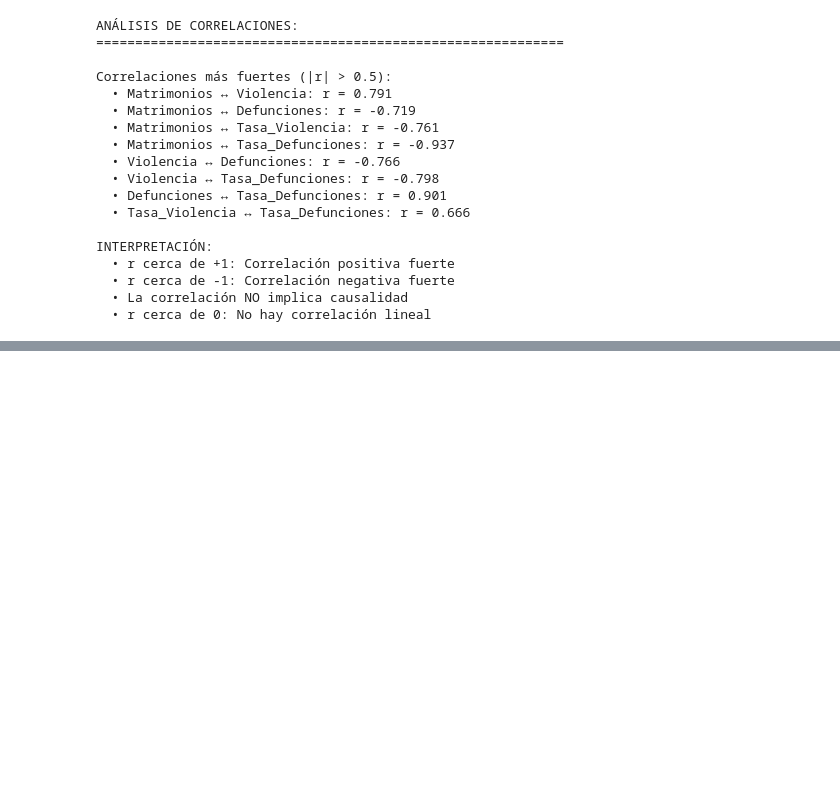
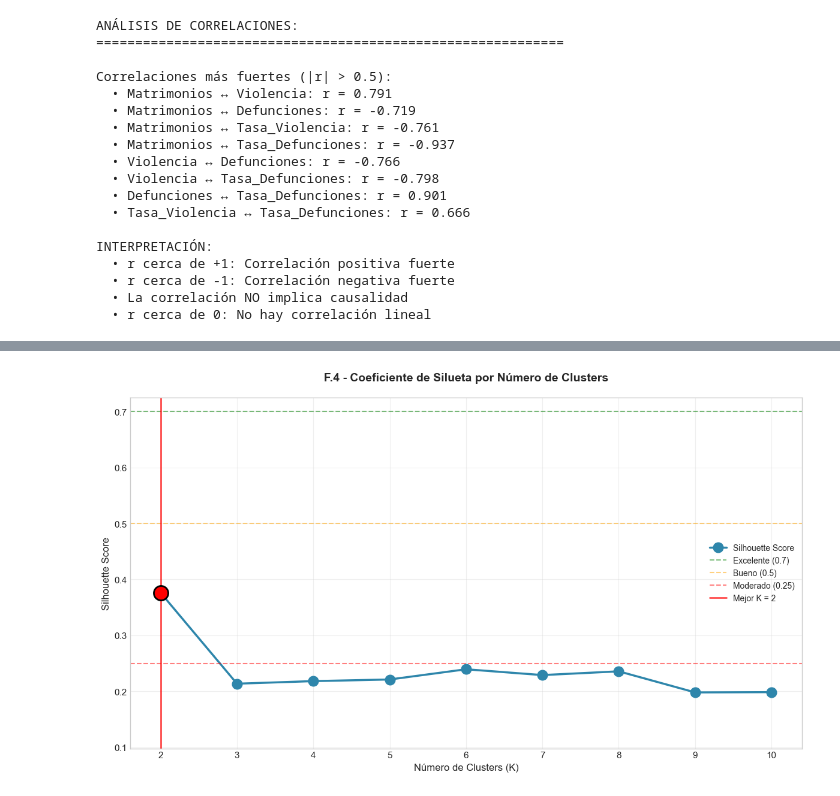
Before and after one commit to FerAHMz/proy1-md, a Jupyter notebook: caso_base.ipynb, the cells around one changed output, grey strips where cells are left out. Saved outputs shown, nothing was run; the diff lists cells and outputs as text; code cells hidden in the pictures; blank space fills up the shorter version.

```diff
--- a/caso_base.ipynb
+++ b/caso_base.ipynb
@@ -2621,0 +3103,91 @@ riguroso y objetivo.
+# %%
+print("="*80)
+print("F.4 - COEFICIENTE DE SILUETA Y VALIDACION")
+print("="*80)
+
+# Calcular Coeficiente de Silueta para diferentes K
+silhouette_scores = []
+
+print("\nCalculando Coeficiente de Silueta para cada K...")
+print(f"{'='*60}")
+
+for k in rango_k:
+    kmeans = KMeans(n_clusters=k, random_state=42, n_init=20, max_iter=300)
+    labels = kmeans.fit_predict(datos_normalizados)
+
+    silhouette = silhouette_score(datos_normalizados, labels)
+    silhouette_scores.append(silhouette)
+
+    # Interpretación del score
+    if silhouette > 0.7:
+        calidad_txt = "EXCELENTE"
+    elif silhouette > 0.5:
+        calidad_txt = "BUENA"
+    elif silhouette > 0.25:
+        calidad_txt = "MODERADA"
+    else:
+        calidad_txt = "BAJA"
+
+    print(f"  K={k:2d}: Silhouette = {silhouette:.4f}  [{calidad_txt}]")
+
+# Identificar mejor K según Silhouette
+mejor_k_silhouette = list(rango_k)[np.argmax(silhouette_scores)]
+mejor_score = max(silhouette_scores)
+
+print(f"\n{'='*60}")
+print(f"MEJOR K SEGUN SILHOUETTE SCORE:")
+print(f"{'='*60}")
+print(f"  K óptimo = {mejor_k_silhouette}")
+print(f"  Silhouette Score = {mejor_score:.4f}")
+
+# Interpretación del score
+if mejor_score > 0.7:
+    calidad = "EXCELENTE - Clusters muy bien definidos y separados"
+elif mejor_score > 0.5:
+    calidad = "BUENA - Clusters razonablemente bien separados"
+elif mejor_score > 0.25:
+    calidad = "MODERADA - Estructura detectada pero con solapamiento"
+else:
+    calidad = "BAJA - Clusters poco definidos (considerar no usar clustering)"
+
+print(f"  Calidad: {calidad}")
+
+# Visualización del Silhouette Score
+fig, ax = plt.subplots(figsize=(12, 7))
+
+ax.plot(rango_k, silhouette_scores, marker='o', linewidth=2.5,
+        markersize=12, color='#2E86AB', label='Silhouette Score')
+ax.set_title('F.4 - Coeficiente de Silueta por Número de Clusters',
+             fontsize=14, fontweight='bold', pad=20)
+ax.set_xlabel('Número de Clusters (K)', fontsize=12)
+ax.set_ylabel('Silhouette Score', fontsize=12)
+ax.grid(True, alpha=0.3)
+
+# Líneas de referencia
+ax.axhline(y=0.7, color='green', linestyle='--', alpha=0.5, linewidth=1.5, label='Excelente (0.7)')
+ax.axhline(y=0.5, color='orange', linestyle='--', alpha=0.5, linewidth=1.5, label='Bueno (0.5)')
+ax.axhline(y=0.25, color='red', linestyle='--', alpha=0.5, linewidth=1.5, label='Moderado (0.25)')
+
+# Marcar el mejor K
+ax.axvline(x=mejor_k_silhouette, color='red', linestyle='-', linewidth=2,
+           alpha=0.7, label=f'Mejor K = {mejor_k_silhouette}')
+ax.scatter([mejor_k_silhouette], [mejor_score], s=300, c='red',
+           zorder=5, edgecolors='black', linewidth=2)
+
+ax.legend(loc='best', fontsize=10)
+ax.set_xticks(rango_k)
+ax.set_ylim(bottom=max(0, min(silhouette_scores) - 0.1))
+
+plt.tight_layout()
+plt.show()
+
+print("\n" + "="*60)
+print("INTERPRETACION DEL SILHOUETTE SCORE:")
+print("="*60)
+print("Rango: -1 a 1")
+print("  - Valores cercanos a 1: Clusters muy bien separados")
+print("  - Valores cercanos a 0.5: Separacion aceptable")
+print("  - Valores cercanos a 0: Clusters con mucho solapamiento")
+print("  - Valores negativos: Puntos mal asignados")
+print(f"\nCONCLUSION: Usar K = {mejor_k_silhouette} clusters para el analisis")
+# %% [output]
@@ -2621,0 +3211 @@ riguroso y objetivo.
+[figure, added]
```
Also changed, not shown: parts of 19 cells of this notebook.
